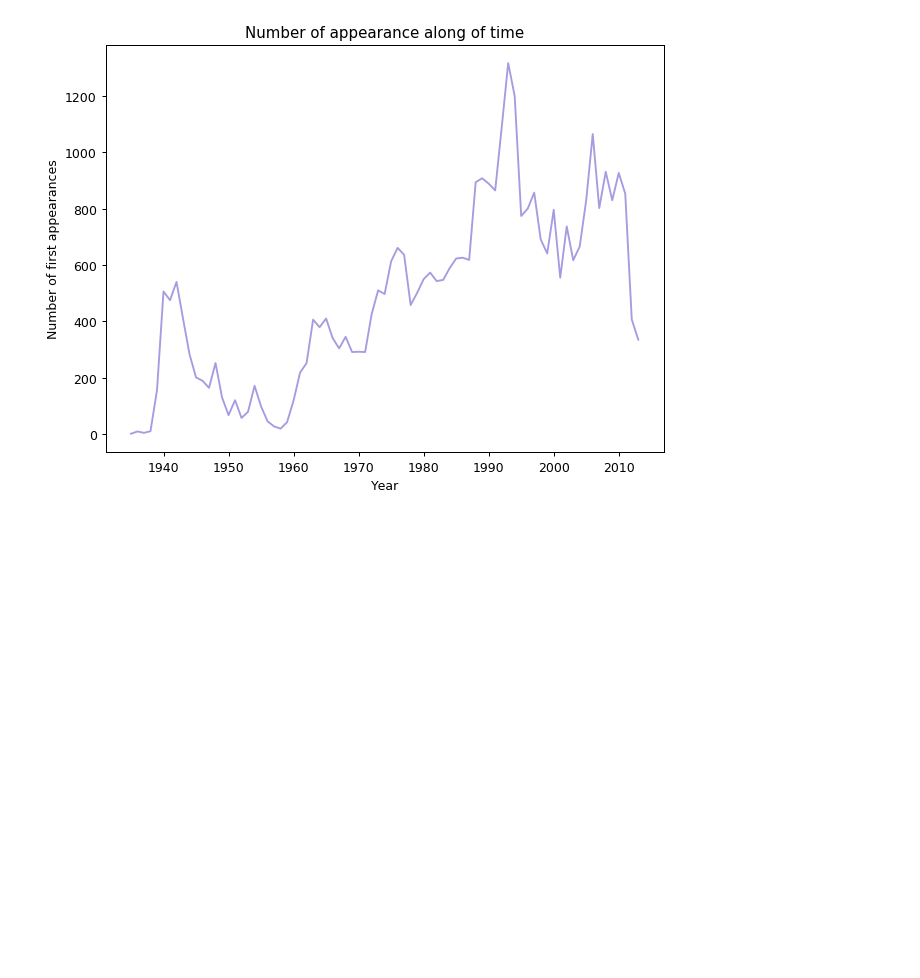
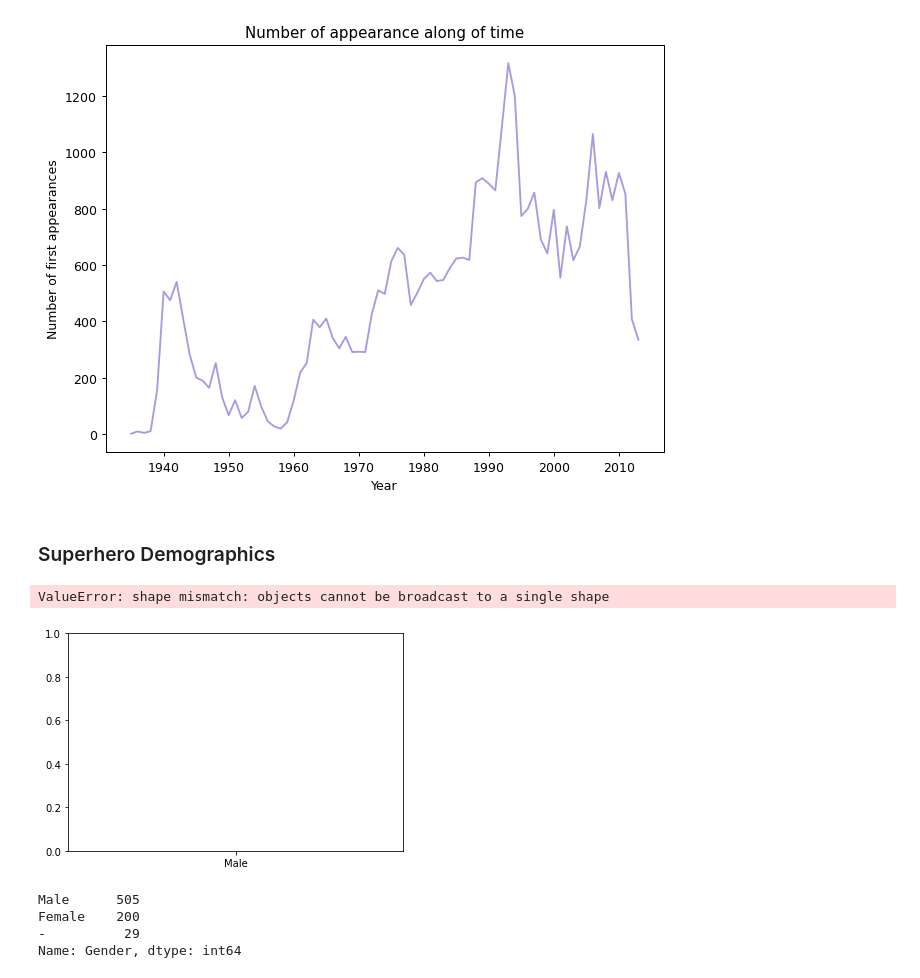
Before and after one commit to caroperez/Statistical_studies, a Jupyter notebook: Comic_characters.ipynb, the cells around one changed output. Saved outputs shown, nothing was run; the diff lists cells and outputs as text; code cells hidden in the pictures; blank space fills up the shorter version.

```diff
--- a/Comic_characters.ipynb
+++ b/Comic_characters.ipynb
@@ -48,3 +48,27 @@ plt.title('Number of appearance along of time')
 plt.show()
 # %% [output]
 [figure]
+# %% [markdown]
+### Superhero Demographics
+# %%
+# magic command for ploting
+%matplotlib inline
+
+# data for plot
+chart_general_desc.head()
+gender = chart_general_desc['Gender']
+align = chart_general_desc['Alignment']
+
+# plot definition
+fig, ax = plt.subplots()
+# %% [output]
+ValueError: shape mismatch: objects cannot be broadcast to a single shape
+[figure, added]
+# %%
+h = gender.value_counts().to_frame()
+h['Gender']
+# %% [output]
+Male      505
+Female    200
+-          29
+Name: Gender, dtype: int64
```
